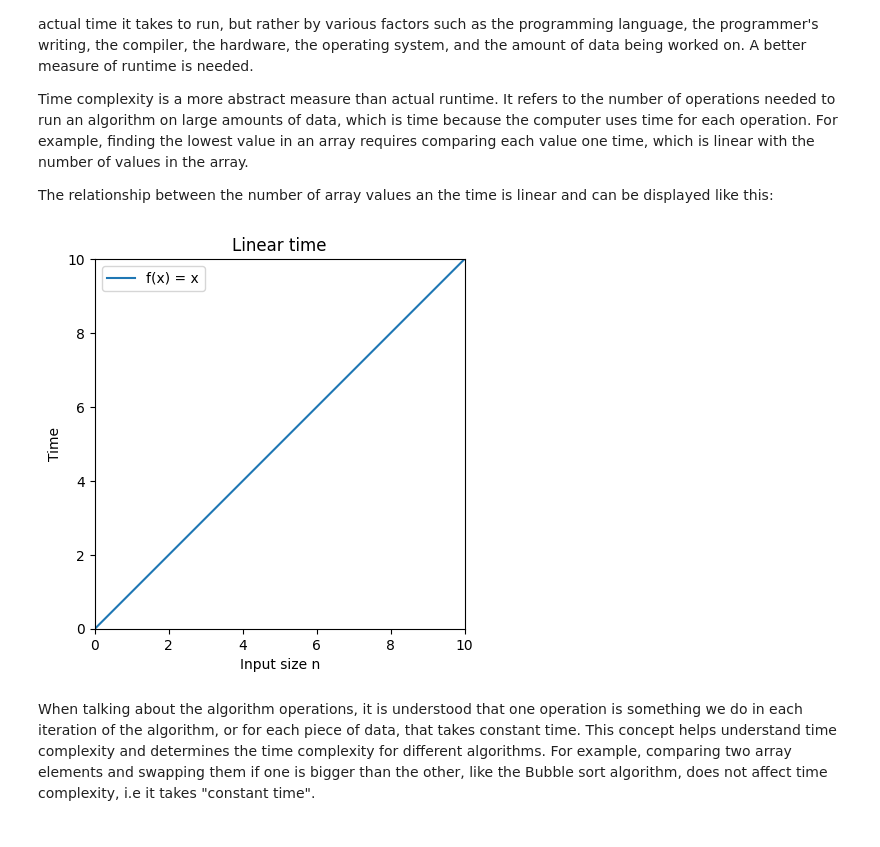
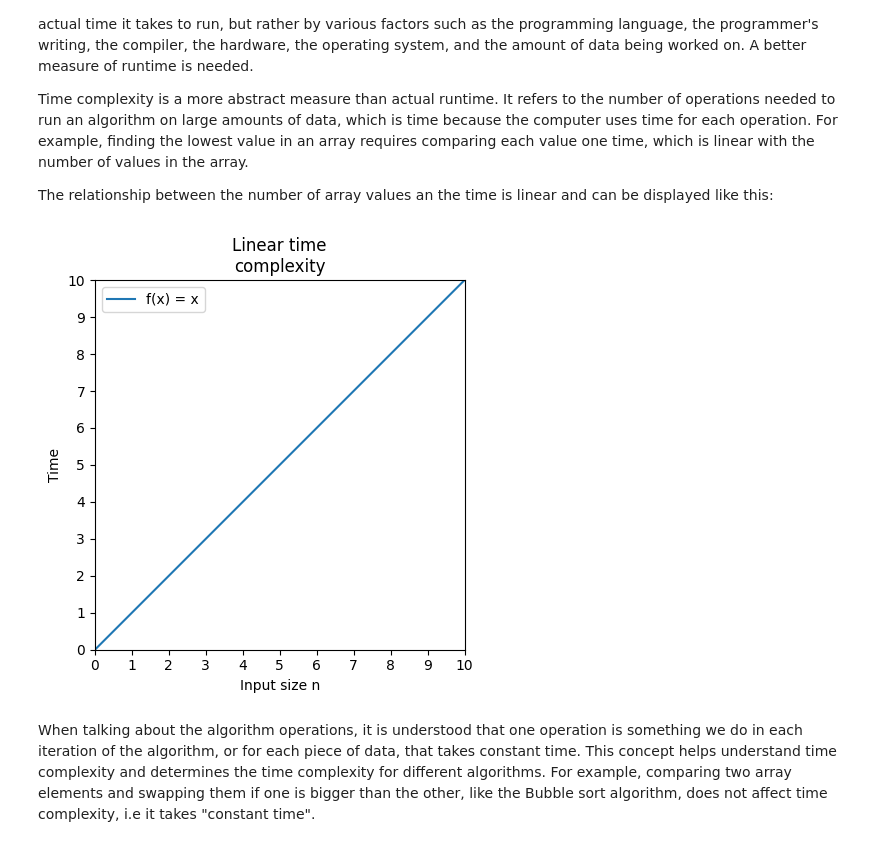
Before and after one commit to SimoAngelov/TravelingSnake, a Jupyter notebook: TheTravelingSnake.ipynb, the cells around one changed output. Cells and saved outputs as stored; diff of their text form; code cells hidden in the pictures.

```diff
--- a/TheTravelingSnake.ipynb
+++ b/TheTravelingSnake.ipynb
@@ -105,9 +105,9 @@ Time complexity is a more abstract measure than actual runtime. It refers to the
 
 The relationship between the number of array values an the time is linear and can be displayed like this:
 # %%
-gd.plot_functions([("f(x) = x", lambda n : n)], 10, "Linear time", "Input size n", "Time")
+gd.plot_functions([("f(x) = x", lambda n : n)], 10, 10, "Linear time\ncomplexity", "Input size n", "Time")
 # %% [output]
-[figure, old version]
+[figure, new version]
 # %% [markdown]
 When talking about the algorithm operations, it is understood that one operation is something we do in each iteration of the algorithm, or for each piece of data, that takes constant time. This concept helps understand time complexity and determines the time complexity for different algorithms. For example, comparing two array elements and swapping them if one is bigger than the other, like the Bubble sort algorithm, does not affect time complexity, i.e it takes "constant time".
 # %% [markdown]
```
Also changed, not shown: parts of 11 cells of this notebook, 1 other file.
